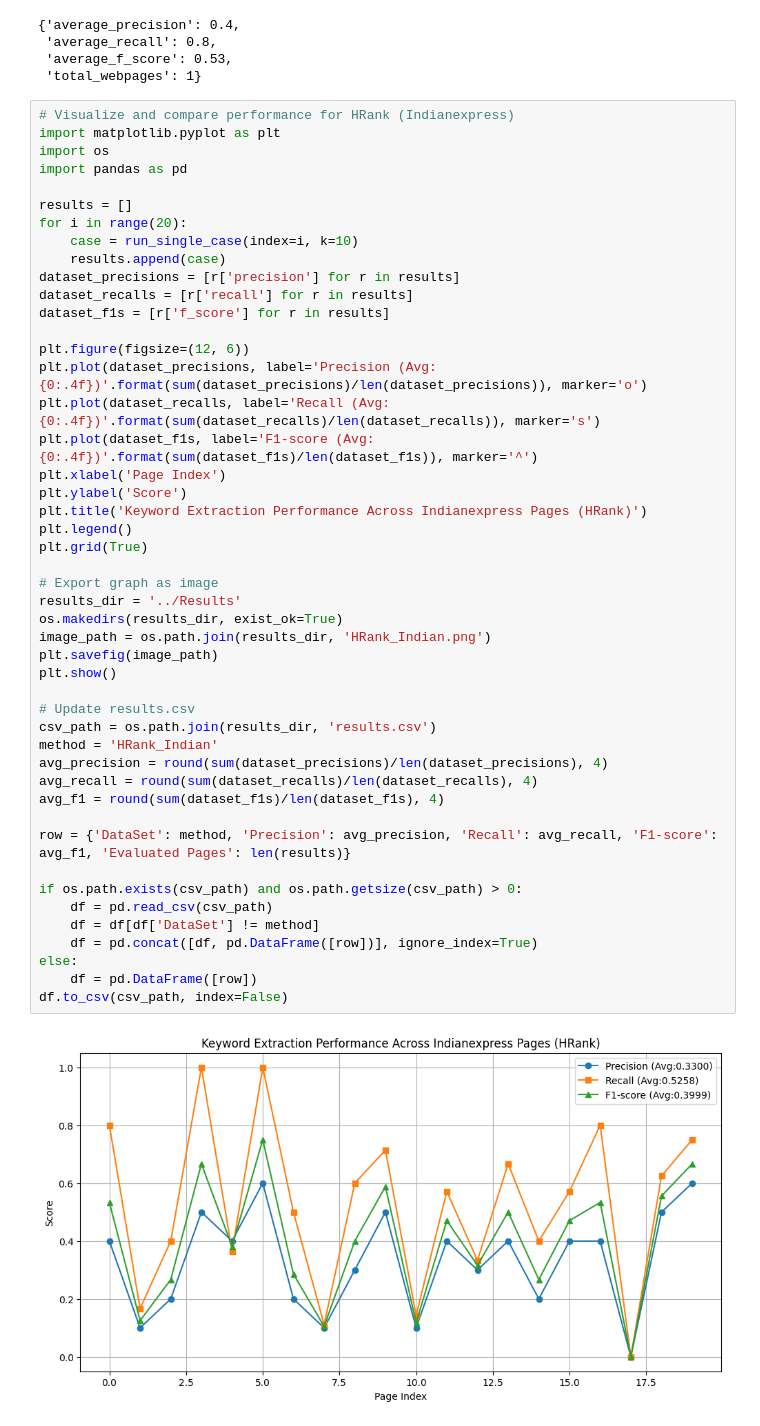
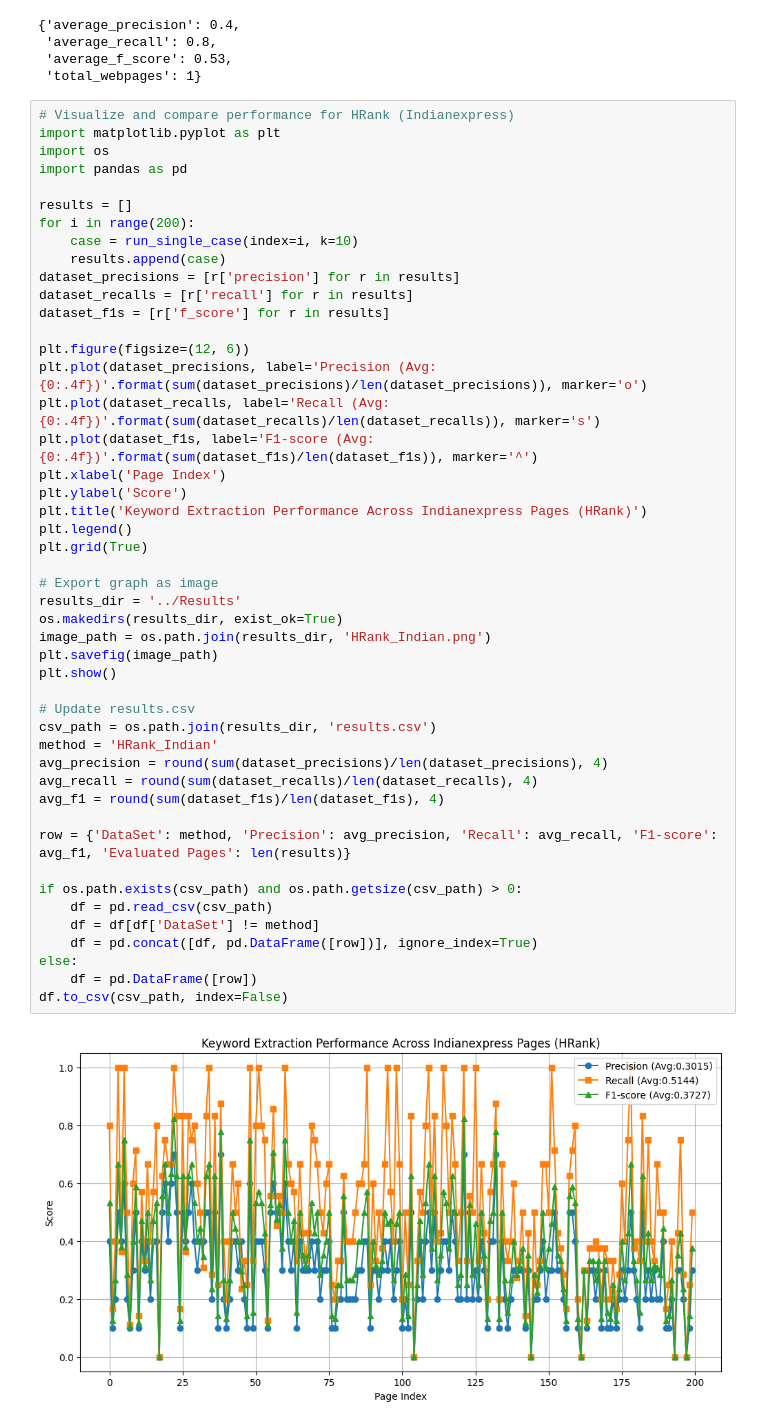
Before and after one commit to Muditha-Kumara/dataAnalytics, a Jupyter notebook: toFinalReport/indianexpress/HRank_Indian.ipynb, the cells around one changed output. Cells and saved outputs as stored; diff of their text form.

```diff
--- a/toFinalReport/indianexpress/HRank_Indian.ipynb
+++ b/toFinalReport/indianexpress/HRank_Indian.ipynb
@@ -358,7 +358,7 @@ import os
 import pandas as pd
 
 results = []
-for i in range(20):
+for i in range(200):
     case = run_single_case(index=i, k=10)
     results.append(case)
 dataset_precisions = [r['precision'] for r in results]
@@ -372,31 +372,31 @@ plt.plot(dataset_f1s, label='F1-score (Avg:{0:.4f})'.format(sum(dataset_f1s)/len
 plt.xlabel('Page Index')
 plt.ylabel('Score')
 plt.title('Keyword Extraction Performance Across Indianexpress Pages (HRank)')
 plt.legend()
 plt.grid(True)
 
 # Export graph as image
 results_dir = '../Results'
 os.makedirs(results_dir, exist_ok=True)
 image_path = os.path.join(results_dir, 'HRank_Indian.png')
 plt.savefig(image_path)
 plt.show()
 
 # Update results.csv
 csv_path = os.path.join(results_dir, 'results.csv')
 method = 'HRank_Indian'
 avg_precision = round(sum(dataset_precisions)/len(dataset_precisions), 4)
 avg_recall = round(sum(dataset_recalls)/len(dataset_recalls), 4)
 avg_f1 = round(sum(dataset_f1s)/len(dataset_f1s), 4)
 
 row = {'DataSet': method, 'Precision': avg_precision, 'Recall': avg_recall, 'F1-score': avg_f1, 'Evaluated Pages': len(results)}
 
 if os.path.exists(csv_path) and os.path.getsize(csv_path) > 0:
     df = pd.read_csv(csv_path)
     df = df[df['DataSet'] != method]
     df = pd.concat([df, pd.DataFrame([row])], ignore_index=True)
 else:
     df = pd.DataFrame([row])
 df.to_csv(csv_path, index=False)
 # %% [output]
-[figure, old version]
+[figure, new version]
```
Also changed, not shown: 24 other files.
